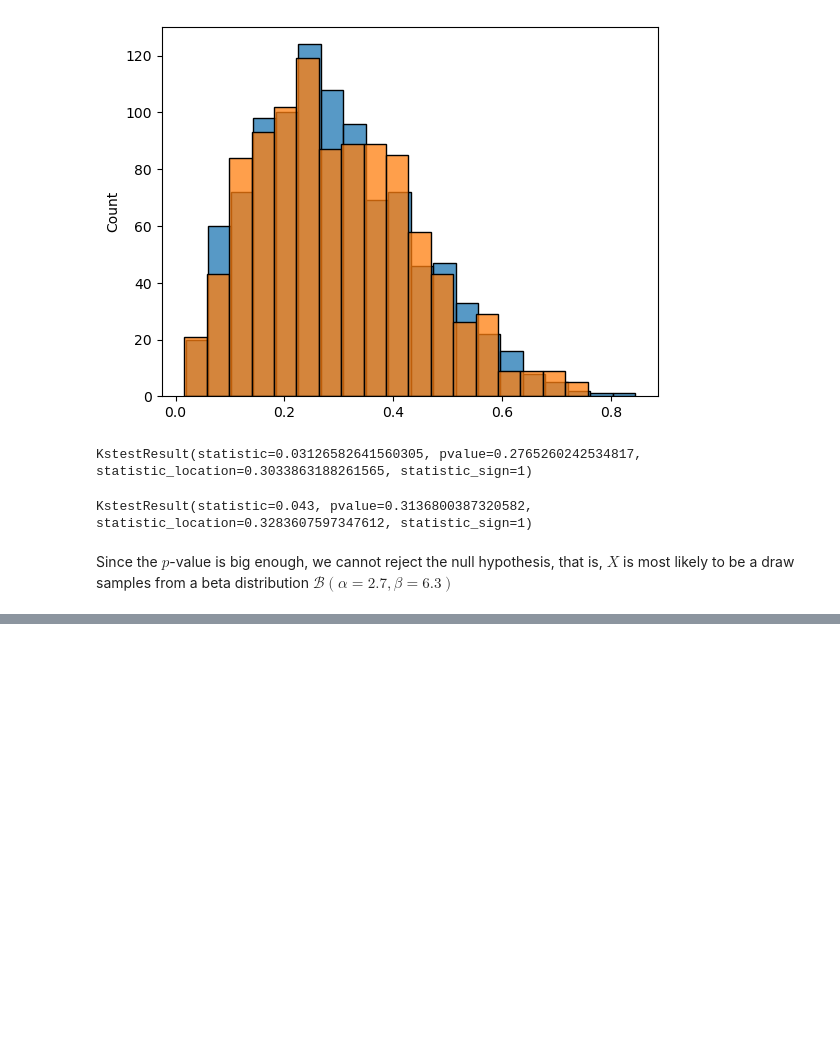
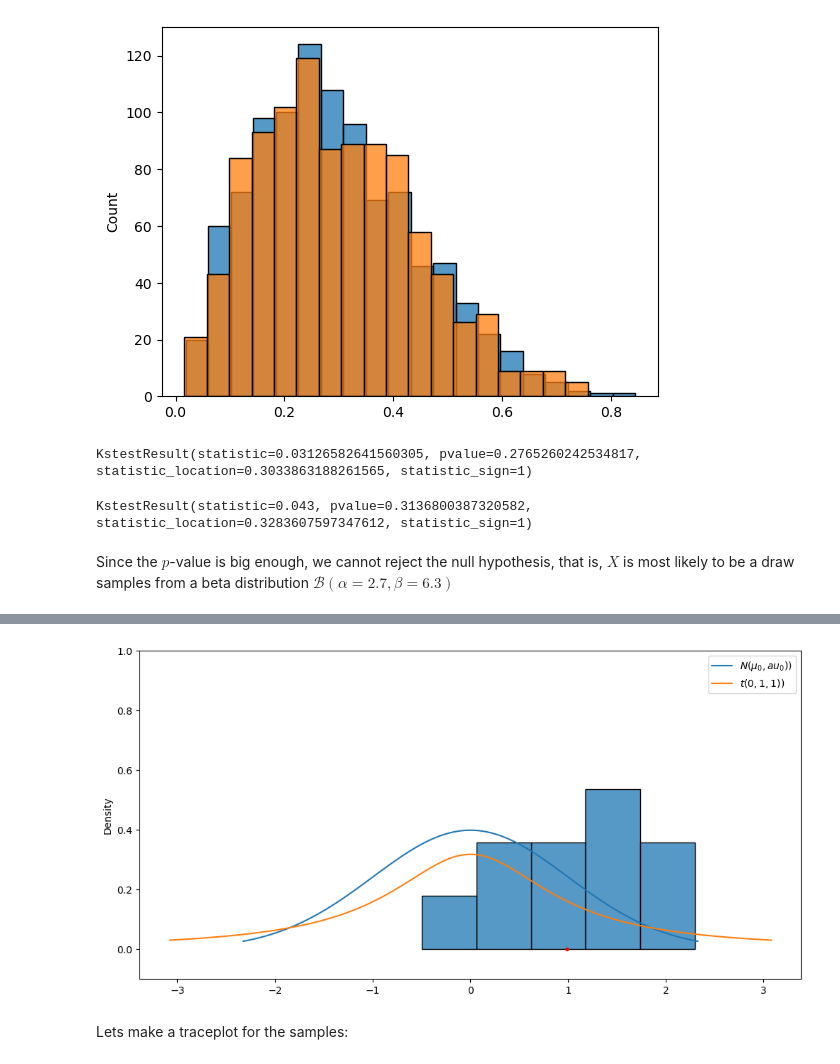
Before and after one commit to binaria010/BayesianStatistics, a Jupyter notebook: MetropolisHastingsAlg.ipynb, the cells around one changed output, grey strips where cells are left out. Drawn from its saved outputs; the diff is of its cells as text; code cells hidden in the pictures; blank space fills up the shorter version.

```diff
--- a/MetropolisHastingsAlg.ipynb
+++ b/MetropolisHastingsAlg.ipynb
@@ -267,0 +334,21 @@ plt.show()
+# %%
+y = np.array([1.2, 1.4, -0.5, 0.3, 0.9, 2.3, 1.0, 0.1, 1.3, 1.9])
+n = len(y)
+ybar = np.mean(y)
+mu0 = 0     # prior mean of mu
+tau0_sq = 1  #prior standard deviation mu
+# %%
+# plot data and prior distribution
+x1 = np.linspace(scipy.stats.norm.ppf(0.01, loc = mu0, scale =tau0_sq), scipy.stats.norm.ppf(0.99, loc = mu0, scale =tau0_sq), 100)
+x2 = np.linspace(scipy.stats.t.ppf(0.1, df =1,  loc = 0, scale = 1), scipy.stats.t.ppf(0.9, df = 1, loc = 0, scale = 1), 100)
+
+plt.figure(figsize=(12,6))
+sns.histplot(y, stat="density")
+plt.plot(x1, scipy.stats.norm.pdf(x1, loc = mu0, scale = tau0_sq), label = "$N(\mu_0, \tau_0))$")
+plt.plot(x2, scipy.stats.t.pdf(x2, df =1, loc = mu0, scale = tau0_sq), label = "$t(0, 1, 1))$")
+plt.plot(ybar, 0., ".", color = 'red')
+plt.ylim((-0.1, 1))
+plt.legend()
+plt.show()
+# %% [output]
+[figure, added]
@@ -267,0 +364,2 @@ plt.show()
+# %% [markdown]
+Lets make a traceplot for the samples:
```
Also changed, not shown: parts of 37 cells of this notebook.
